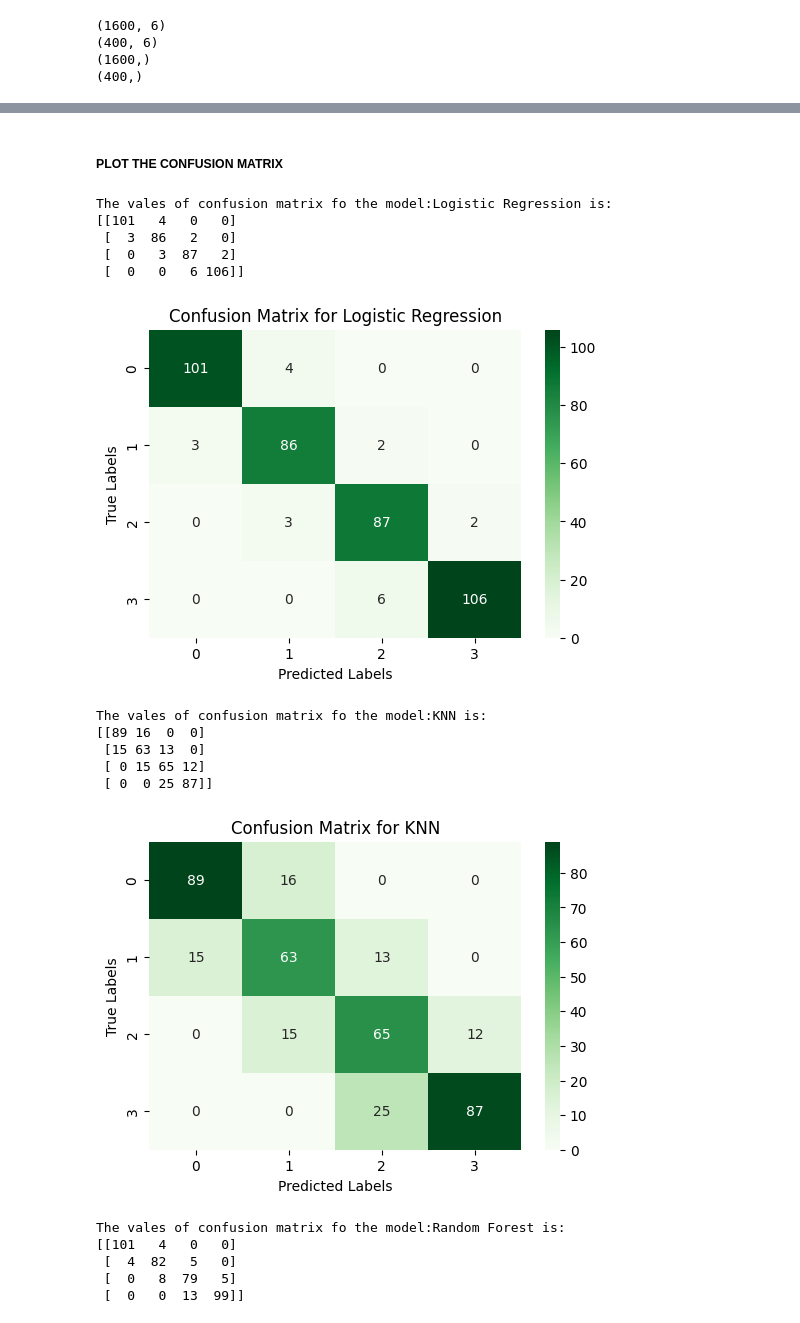
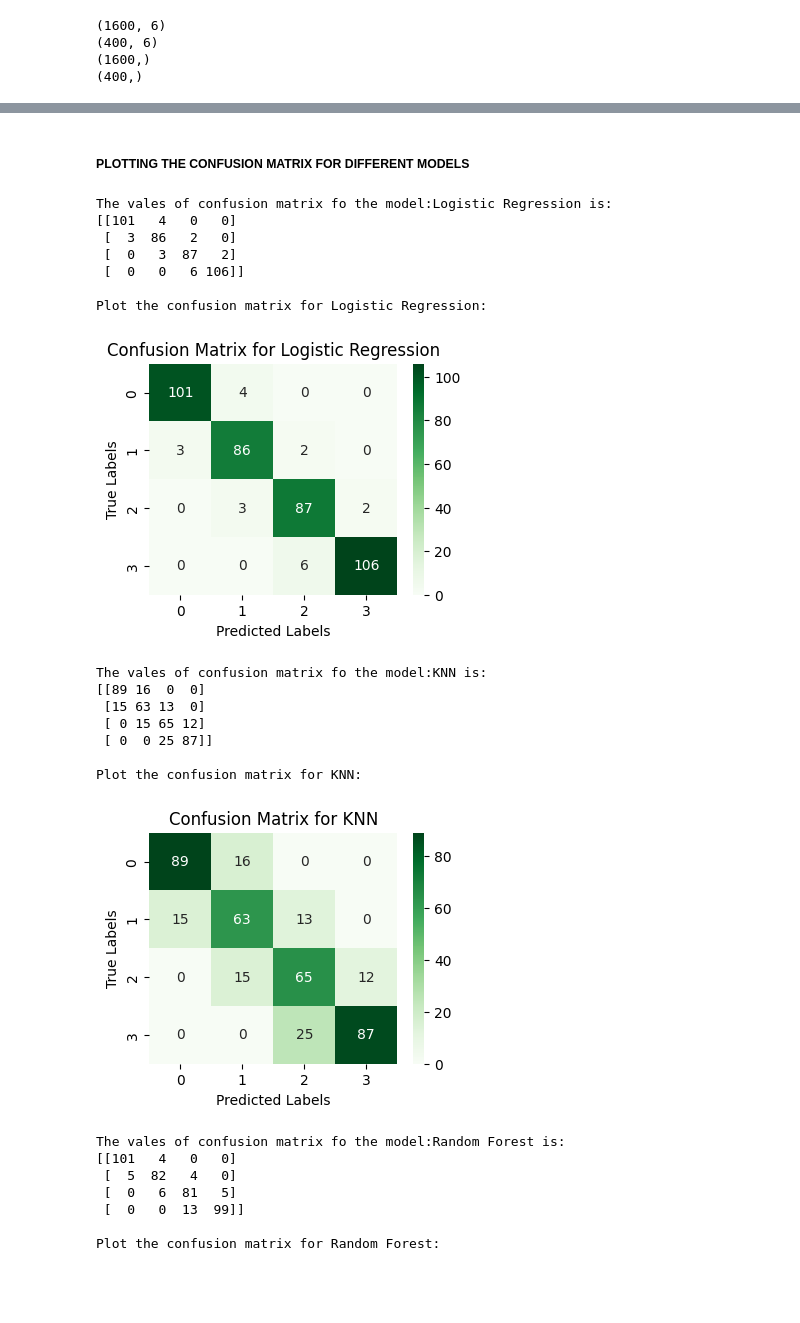
Before and after one commit to SayanDasDev/mobile_price_prediction, a Jupyter notebook: final_project.ipynb, the cells around one changed output, grey strips where cells are left out. Drawn from its saved outputs; the diff is of its cells as text; code cells hidden in the pictures; blank space fills up the shorter version.

```diff
--- a/final_project.ipynb
+++ b/final_project.ipynb
@@ -570,0 +337,3 @@ data_frame[selected_features]
+# %%
+df = df.drop(['three_g'], axis=1)
+df = df.drop(['fc'], axis=1)
@@ -571,5 +388,6 @@ data_frame[selected_features]
 # %% [markdown]
 ### STEP-8:DATA TRANSFORMATION
 # %%
-X=data_frame[selected_features]
-y=data_frame['price_range']
+X=df[selected_features]
+y=df['price_range']
+X.head()
@@ -629,14 +454,10 @@ print(y_test.shape)
 (1600,)
 (400,)
 # %%
-# Define the pipeline with PowerTransformer and StandardScaler
+# Define the pipeline with StandardScaler
 pipeline = Pipeline([
-    ('scaler', StandardScaler())  # Step 2: Standardize the data
+    ('scaler', StandardScaler())
 ])
-
-# Fit the pipeline on the training data
-pipeline.fit(X_train)
-
 # Transform the training and test data
-X_train_scaled = pipeline.transform(X_train)
+X_train_scaled = pipeline.fit_transform(X_train)
 X_test_scaled = pipeline.transform(X_test)
@@ -643,13 +466,10 @@ X_test_scaled = pipeline.transform(X_test)
 # %%
+# THE DIFFERENT MODELS ARE IMPLEMNT IN A DICTIONARY
 models = {
     'Logistic Regression': LogisticRegression(max_iter=1000),
     'KNN': KNeighborsClassifier(),
     'Random Forest': RandomForestClassifier(),
     'Decision Tree': DecisionTreeClassifier(),
-    'SVM': SVC(probability=True),  # Ensuring probability=True for SVM
+    'SVM': SVC(probability=True),
     'XGBoost': XGBClassifier(eval_metric='mlogloss'),
-    'Voting Classifier': VotingClassifier(
-        estimators=[('logreg', LogisticRegression()),
-        ('rf', RandomForestClassifier())], voting='hard'
-    )
 }
@@ -723,41 +582,43 @@ result_copy
 # %% [markdown]
-##### PLOT THE CONFUSION MATRIX
+##### PLOTTING THE CONFUSION MATRIX FOR DIFFERENT MODELS
 # %%
-import matplotlib.pyplot as plt
-import seaborn as sns
-
-# Iterate over each row in the result_copy DataFrame
+# ACCESSING THE MODELS AND CORRESPONDING y_pred Test VALUE BY USING FOR LOOP
 for idx,row in result_copy.iterrows():
-    # Get the model name and predicted values (y_pred)
     model_name = row['Model']
     y_pred = row['y_pred Test']
 
-    # Calculate the confusion matrix
     cm = confusion_matrix(y_test, y_pred)
 
-    # Plot confusion matrix using seaborn heatmap
-    print(f"The vales of confusion matrix fo the model:{model_name} is:\n{cm}")
-    plt.figure(figsize=(6,4))
+    # PLOTTING
+    print(f"The vales of confusion matrix fo the model:{model_name} is:\n{cm}\n")
+    print(f"Plot the confusion matrix for {model_name}:")
+    plt.figure(figsize=(4,3))
     sns.heatmap(cm, annot=True, fmt="d", cmap="Greens", xticklabels=[0, 1, 2, 3], yticklabels=[0, 1, 2, 3])
     plt.title(f"Confusion Matrix for {model_name}")
     plt.xlabel('Predicted Labels')
     plt.ylabel('True Labels')
     plt.show()
 # %% [output]
 The vales of confusion matrix fo the model:Logistic Regression is:
 [[101   4   0   0]
  [  3  86   2   0]
  [  0   3  87   2]
  [  0   0   6 106]]
+
+Plot the confusion matrix for Logistic Regression:
-[figure, old version]
+[figure, new version]
 The vales of confusion matrix fo the model:KNN is:
 [[89 16  0  0]
  [15 63 13  0]
  [ 0 15 65 12]
  [ 0  0 25 87]]
+
+Plot the confusion matrix for KNN:
-[figure, old version]
+[figure, new version]
 The vales of confusion matrix fo the model:Random Forest is:
 [[101   4   0   0]
- [  4  82   5   0]
- [  0   8  79   5]
+ [  5  82   4   0]
+ [  0   6  81   5]
  [  0   0  13  99]]
+
+Plot the confusion matrix for Random Forest:
```
Also changed, not shown: parts of 135 cells of this notebook, 10 other files.
